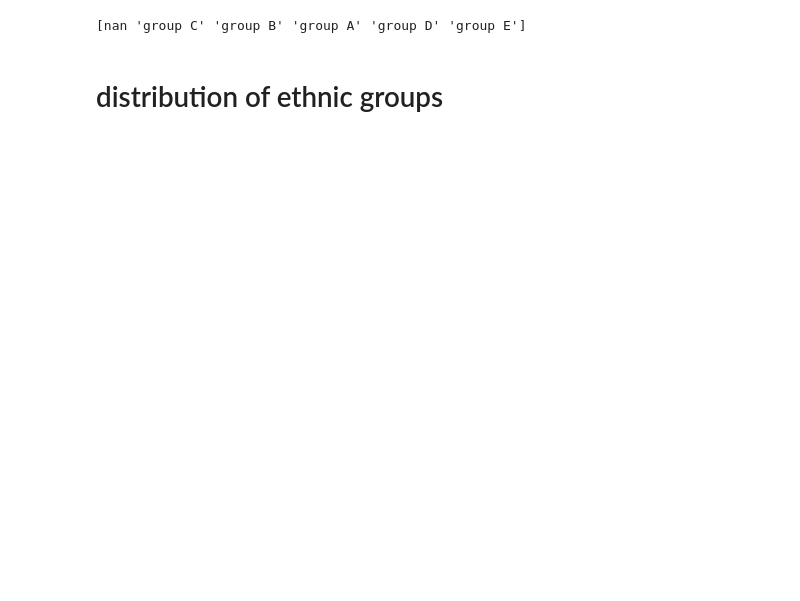
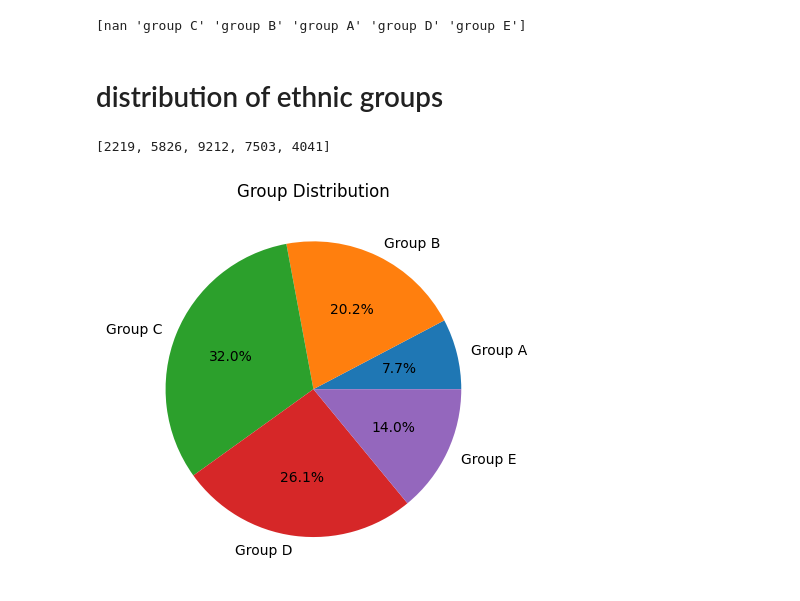
Before and after one commit to Amanmishra03/data-analysis---project, a Jupyter notebook: student marks analysis/analysis.ipynb, the cells around one changed output. Drawn from its saved outputs; the diff is of its cells as text; code cells hidden in the pictures; blank space fills up the shorter version.

```diff
--- a/student marks analysis/analysis.ipynb
+++ b/student marks analysis/analysis.ipynb
@@ -85,3 +220,21 @@ print(data["EthnicGroup"].unique())
 [nan 'group C' 'group B' 'group A' 'group D' 'group E']
 # %% [markdown]
 # distribution of ethnic groups
+# %%
+groupA = data.loc[data["EthnicGroup"] == "group A"].count()
+groupB = data.loc[data["EthnicGroup"] == "group B"].count()
+groupC = data.loc[data["EthnicGroup"] == "group C"].count()
+groupD = data.loc[data["EthnicGroup"] == "group D"].count()
+groupE = data.loc[data["EthnicGroup"] == "group E"].count()
+
+# print(groupA, groupB, groupC, groupD, groupE)
+# print(groupA["EthnicGroup"])
+
+mlist = [groupA["EthnicGroup"], groupB["EthnicGroup"], groupC["EthnicGroup"], groupD["EthnicGroup"], groupE["EthnicGroup"]]
+print(mlist)
+plt.pie(mlist, labels = ["Group A", "Group B", "Group C", "Group D", "Group E"], autopct='%1.1f%%')
+plt.title("Group Distribution")
+plt.show()
+# %% [output]
+[2219, 5826, 9212, 7503, 4041]
+[figure, added]
```
Also changed, not shown: parts of 19 cells of this notebook.
